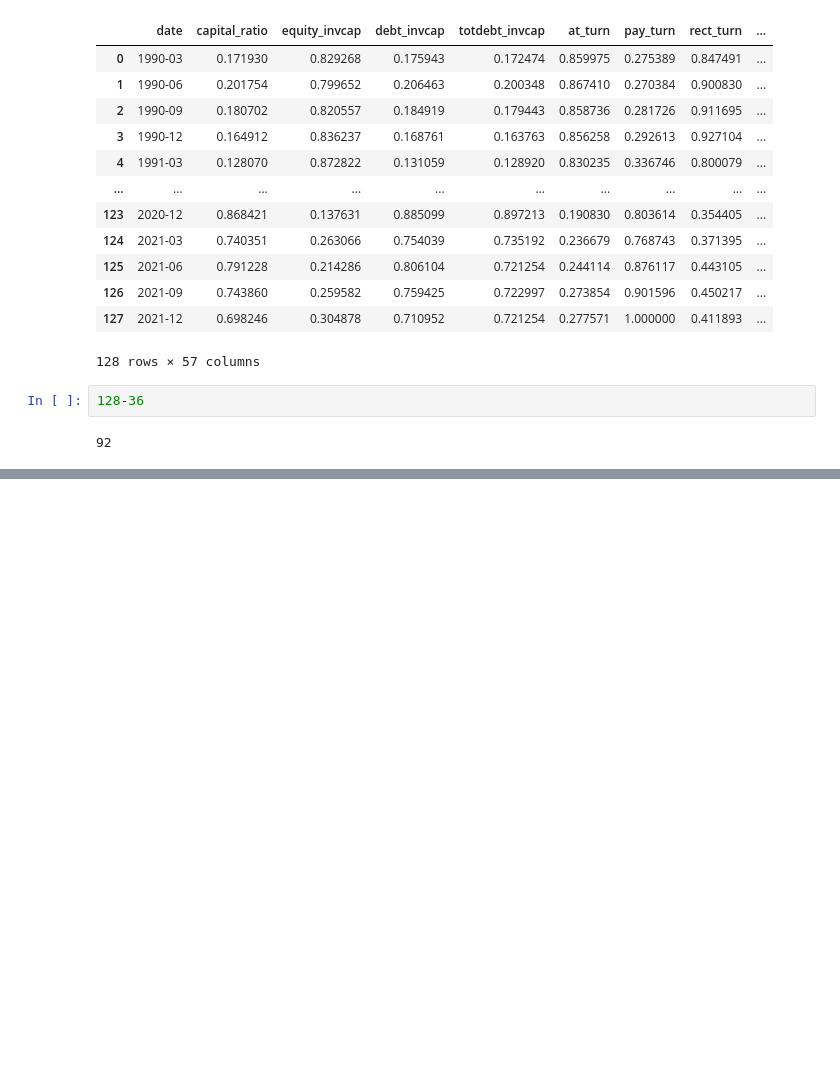
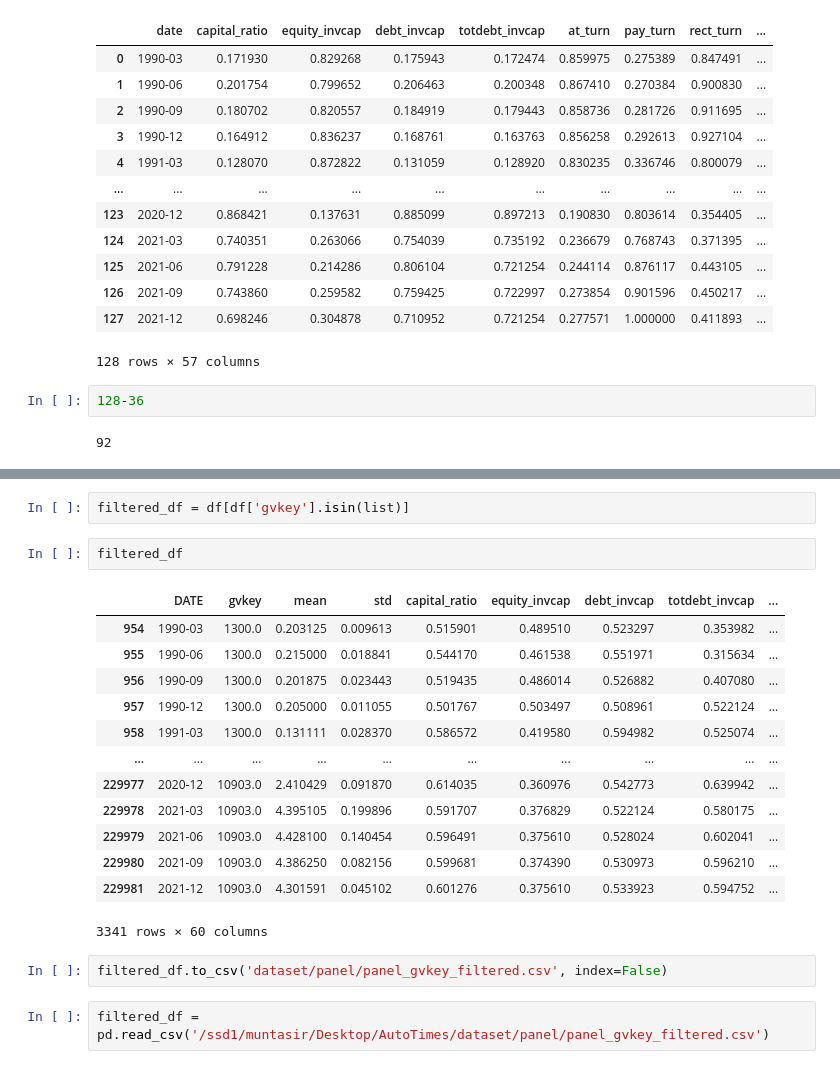
Before and after one commit to MuntasirTiash/AutoTimes_EPS, a Jupyter notebook: predict.ipynb, the cells around one changed output, grey strips where cells are left out. Drawn from its saved outputs; the diff is of its cells as text; blank space fills up the shorter version.

```diff
--- a/predict.ipynb
+++ b/predict.ipynb
@@ -292,0 +342,22 @@ df
+# %%
+filtered_df = df[df['gvkey'].isin(list)]
+# %%
+filtered_df
+# %% [output]
+|  | DATE | gvkey | mean | std | capital_ratio | equity_invcap | debt_invcap | totdebt_invcap | ... |
+| 954 | 1990-03 | 1300.0 | 0.203125 | 0.009613 | 0.515901 | 0.489510 | 0.523297 | 0.353982 | ... |
+| 955 | 1990-06 | 1300.0 | 0.215000 | 0.018841 | 0.544170 | 0.461538 | 0.551971 | 0.315634 | ... |
+| 956 | 1990-09 | 1300.0 | 0.201875 | 0.023443 | 0.519435 | 0.486014 | 0.526882 | 0.407080 | ... |
+| 957 | 1990-12 | 1300.0 | 0.205000 | 0.011055 | 0.501767 | 0.503497 | 0.508961 | 0.522124 | ... |
+| 958 | 1991-03 | 1300.0 | 0.131111 | 0.028370 | 0.586572 | 0.419580 | 0.594982 | 0.525074 | ... |
+| ... | ... | ... | ... | ... | ... | ... | ... | ... | ... |
+| 229977 | 2020-12 | 10903.0 | 2.410429 | 0.091870 | 0.614035 | 0.360976 | 0.542773 | 0.639942 | ... |
+| 229978 | 2021-03 | 10903.0 | 4.395105 | 0.199896 | 0.591707 | 0.376829 | 0.522124 | 0.580175 | ... |
+| 229979 | 2021-06 | 10903.0 | 4.428100 | 0.140454 | 0.596491 | 0.375610 | 0.528024 | 0.602041 | ... |
+| 229980 | 2021-09 | 10903.0 | 4.386250 | 0.082156 | 0.599681 | 0.374390 | 0.530973 | 0.596210 | ... |
+| 229981 | 2021-12 | 10903.0 | 4.301591 | 0.045102 | 0.601276 | 0.375610 | 0.533923 | 0.594752 | ... |
+3341 rows × 60 columns
+# %%
+filtered_df.to_csv('dataset/panel/panel_gvkey_filtered.csv', index=False)
+# %%
+filtered_df = pd.read_csv('/ssd1/muntasir/Desktop/AutoTimes/dataset/panel/panel_gvkey_filtered.csv')
```
Also changed, not shown: parts of 9 cells of this notebook, 16 other files.
